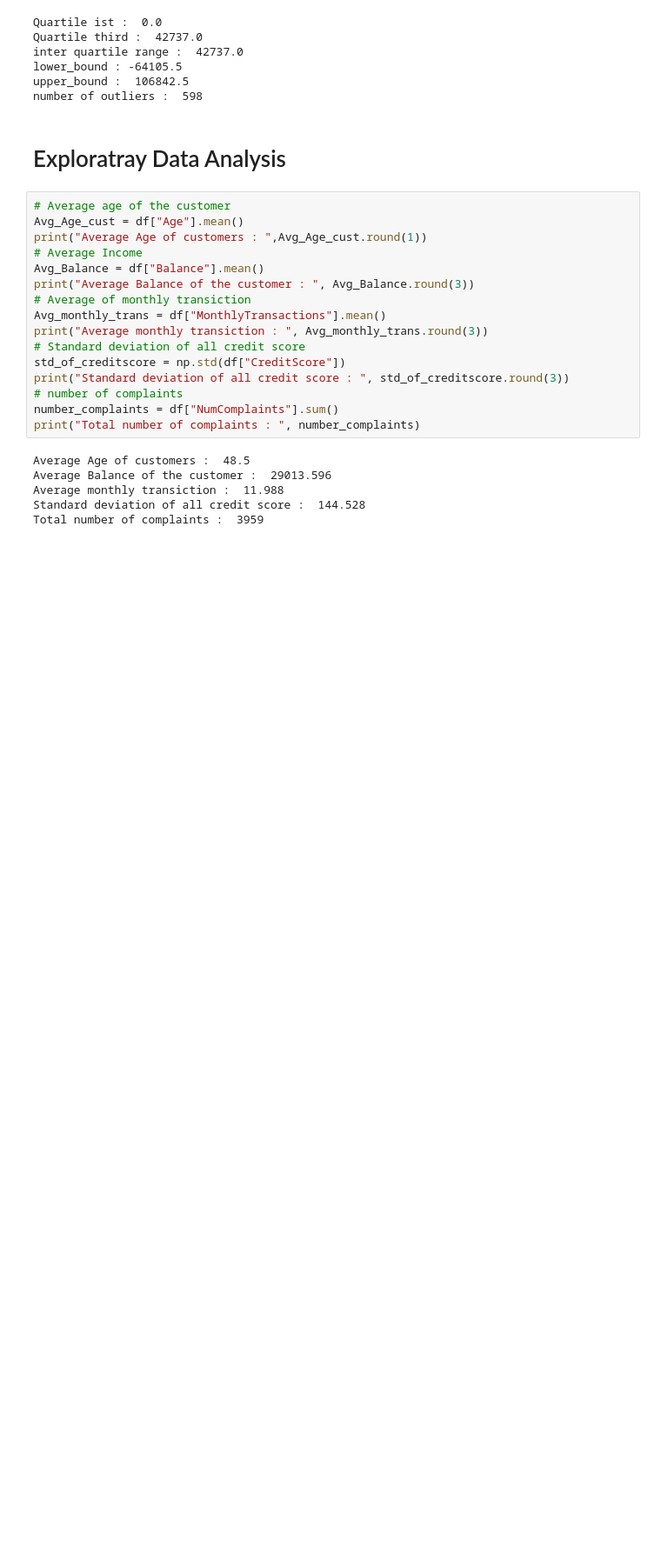
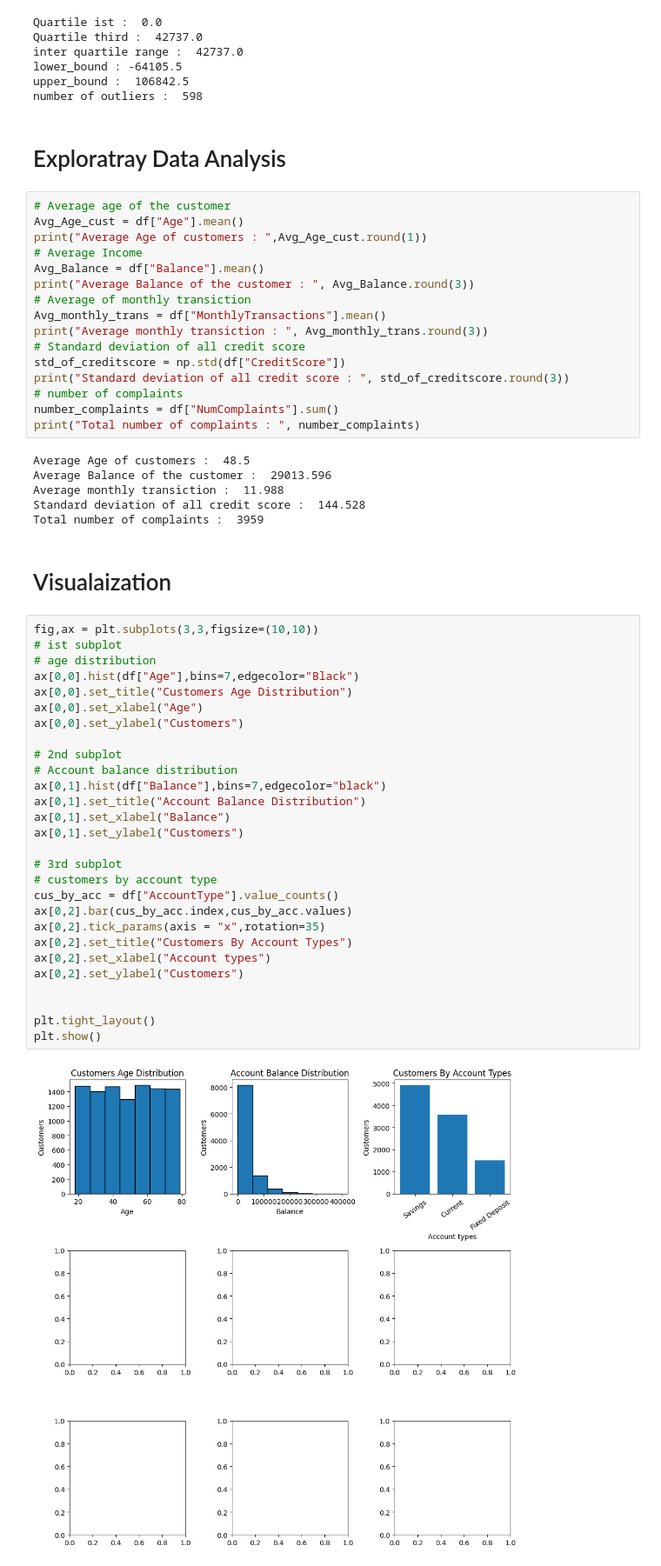
Before and after one commit to Engr-Jawad/Data-Science-Projects, a Jupyter notebook: Bank_Analysis/bank_analysis.ipynb, the cells around one changed output. Shown at 87% size. Cells and saved outputs as stored; diff of their text form; blank space fills up the shorter version.

Commit message:
bank analysis visualaization

```diff
--- a/Bank_Analysis/bank_analysis.ipynb
+++ b/Bank_Analysis/bank_analysis.ipynb
@@ -115,3 +115,35 @@ Average Balance of the customer :  29013.596
 Average monthly transiction :  11.988
 Standard deviation of all credit score :  144.528
 Total number of complaints :  3959
+# %% [markdown]
+# Visualaization
+# %%
+fig,ax = plt.subplots(3,3,figsize=(10,10))
+# ist subplot
+# age distribution
+ax[0,0].hist(df["Age"],bins=7,edgecolor="Black")
+ax[0,0].set_title("Customers Age Distribution")
+ax[0,0].set_xlabel("Age")
+ax[0,0].set_ylabel("Customers")
+
+# 2nd subplot
+# Account balance distribution
+ax[0,1].hist(df["Balance"],bins=7,edgecolor="black")
+ax[0,1].set_title("Account Balance Distribution")
+ax[0,1].set_xlabel("Balance")
+ax[0,1].set_ylabel("Customers")
+
+# 3rd subplot
+# customers by account type
+cus_by_acc = df["AccountType"].value_counts()
+ax[0,2].bar(cus_by_acc.index,cus_by_acc.values)
+ax[0,2].tick_params(axis = "x",rotation=35)
+ax[0,2].set_title("Customers By Account Types")
+ax[0,2].set_xlabel("Account types")
+ax[0,2].set_ylabel("Customers")
+
+
+plt.tight_layout()
+plt.show()
+# %% [output]
+[figure, added]
```
